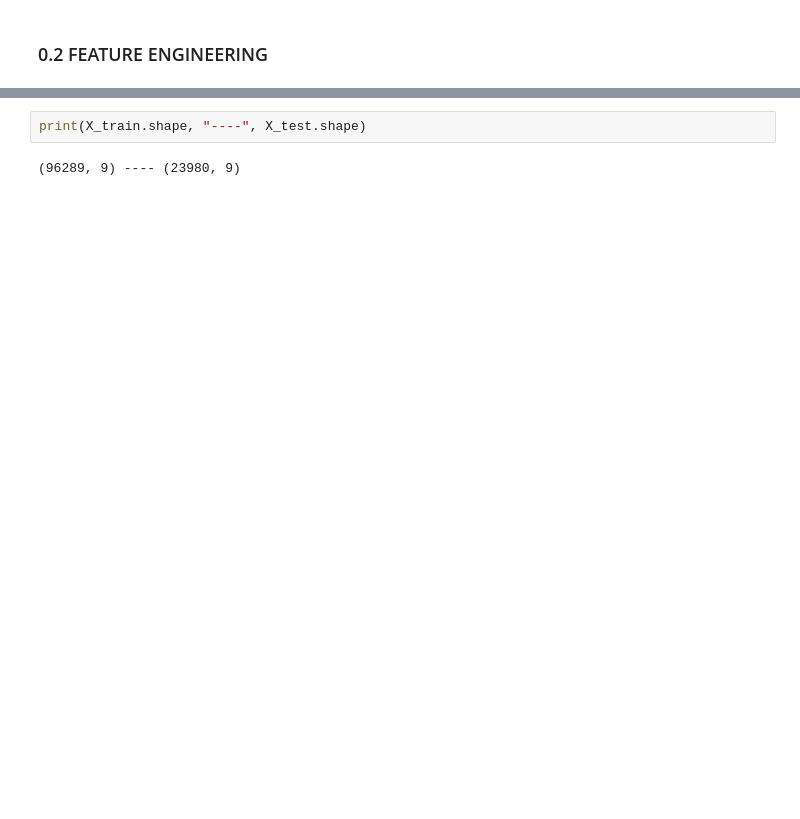
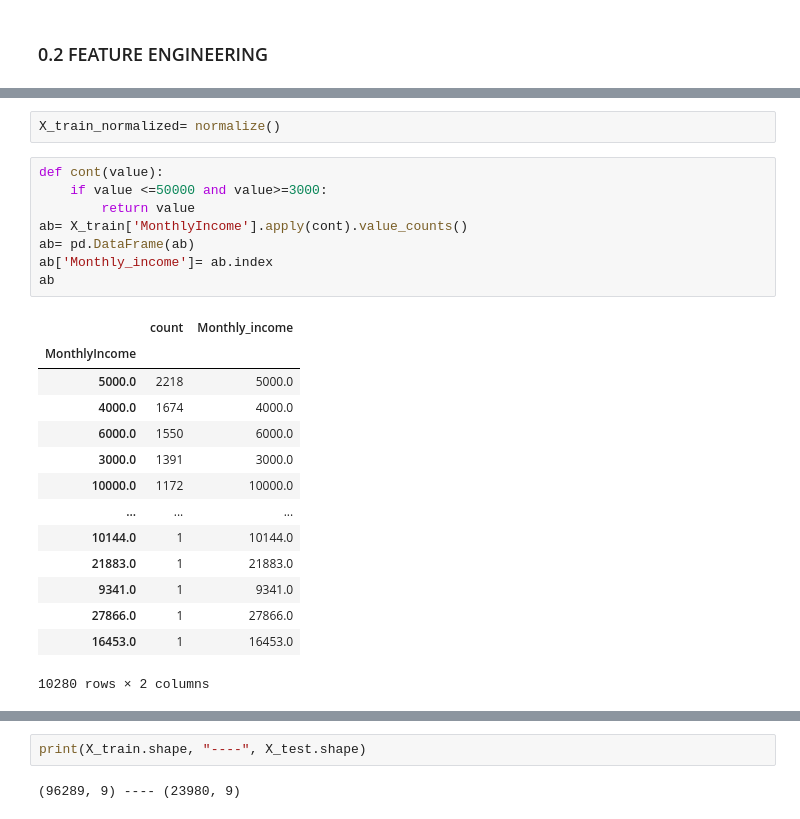
Before and after one commit to ectormgl/givemecredit, a Jupyter notebook: notebook/main.ipynb, the cells around one changed output, grey strips where cells are left out. Cells and saved outputs as stored; diff of their text form; blank space fills up the shorter version.

```diff
--- a/notebook/main.ipynb
+++ b/notebook/main.ipynb
@@ -80,0 +146,25 @@ df_data.rename(columns={"Unnamed: 0": "ID",
+# %%
+X_train_normalized= normalize()
+# %%
+def cont(value):
+    if value <=50000 and value>=3000:
+        return value
+ab= X_train['MonthlyIncome'].apply(cont).value_counts()
+ab= pd.DataFrame(ab)
+ab['Monthly_income']= ab.index
+ab
+# %% [output]
+|  | count | Monthly_income |
+| MonthlyIncome |  |  |
+| 5000.0 | 2218 | 5000.0 |
+| 4000.0 | 1674 | 4000.0 |
+| 6000.0 | 1550 | 6000.0 |
+| 3000.0 | 1391 | 3000.0 |
+| 10000.0 | 1172 | 10000.0 |
+| ... | ... | ... |
+| 10144.0 | 1 | 10144.0 |
+| 21883.0 | 1 | 21883.0 |
+| 9341.0 | 1 | 9341.0 |
+| 27866.0 | 1 | 27866.0 |
+| 16453.0 | 1 | 16453.0 |
+10280 rows × 2 columns
```
Also changed, not shown: parts of 16 cells of this notebook.
